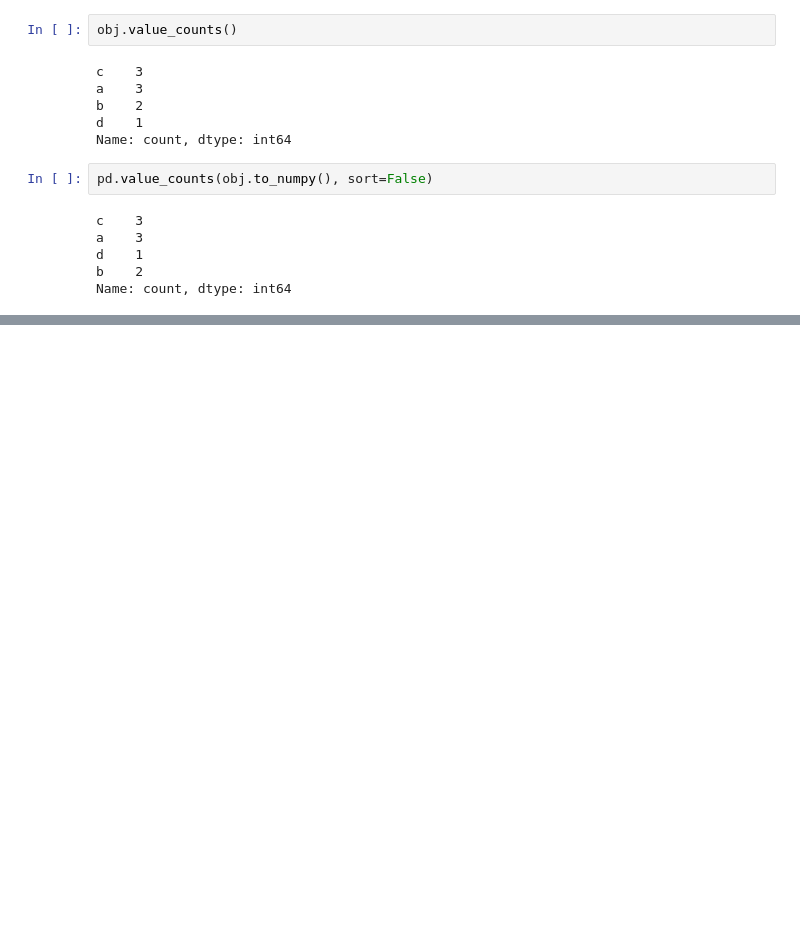
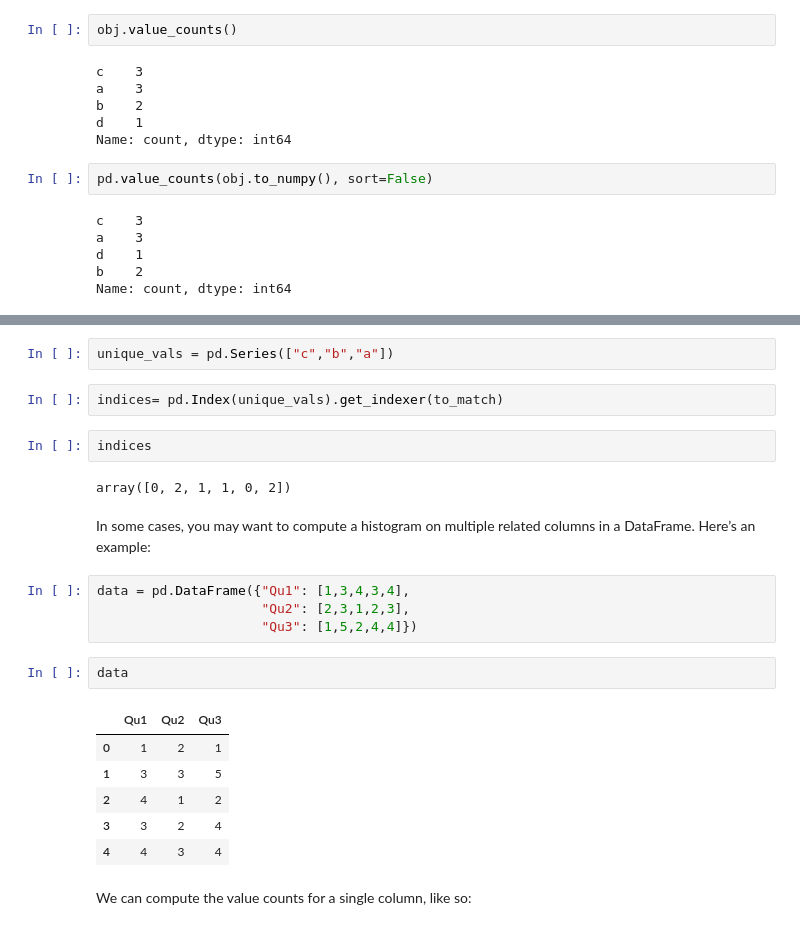
Before and after one commit to PeterVanBeever/McKinneyBook, a Jupyter notebook: Chapter5/Starter.ipynb, the cells around one changed output, grey strips where cells are left out. Drawn from its saved outputs; the diff is of its cells as text; blank space fills up the shorter version.

```diff
--- a/Chapter5/Starter.ipynb
+++ b/Chapter5/Starter.ipynb
@@ -1838,0 +1890,25 @@ Name: count, dtype: int64
+# %%
+unique_vals = pd.Series(["c","b","a"])
+# %%
+indices= pd.Index(unique_vals).get_indexer(to_match)
+# %%
+indices
+# %% [output]
+array([0, 2, 1, 1, 0, 2])
+# %% [markdown]
+In some cases, you may want to compute a histogram on multiple related columns in a DataFrame. Here’s an example:
+# %%
+data = pd.DataFrame({"Qu1": [1,3,4,3,4],
+                     "Qu2": [2,3,1,2,3],
+                     "Qu3": [1,5,2,4,4]})
+# %%
+data
+# %% [output]
+|  | Qu1 | Qu2 | Qu3 |
+| 0 | 1 | 2 | 1 |
+| 1 | 3 | 3 | 5 |
+| 2 | 4 | 1 | 2 |
+| 3 | 3 | 2 | 4 |
+| 4 | 4 | 3 | 4 |
+# %% [markdown]
+We can compute the value counts for a single column, like so:
```
Also changed, not shown: parts of 16 cells of this notebook.
